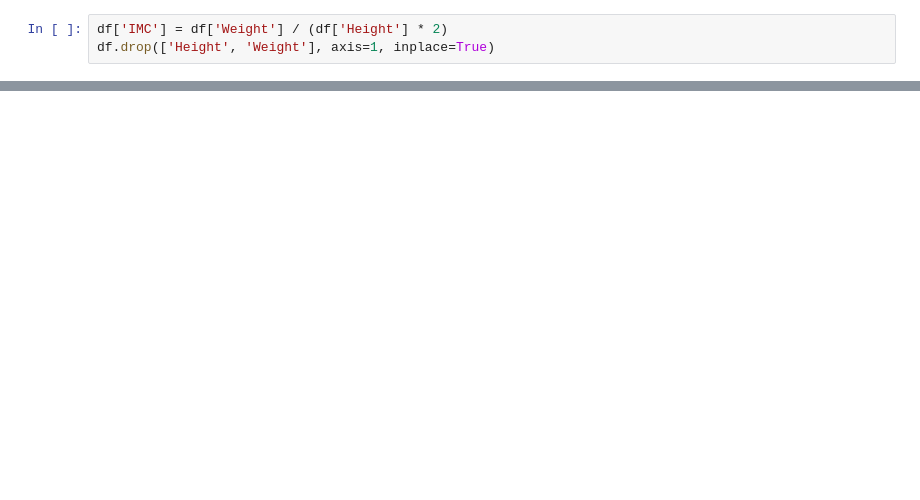
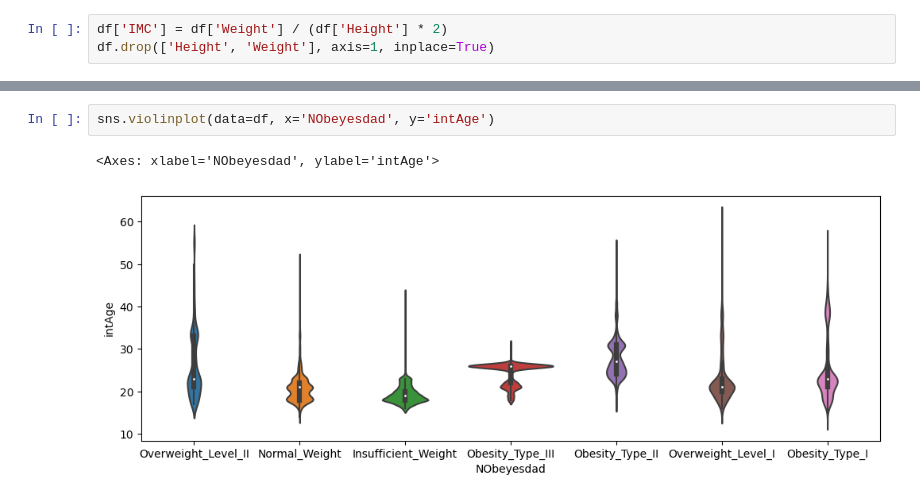
Before and after one commit to JohelPires/kaggle_cp, a Jupyter notebook: obesity3.ipynb, the cells around one changed output, grey strips where cells are left out. Drawn from its saved outputs; the diff is of its cells as text; blank space fills up the shorter version.

```diff
--- a/obesity3.ipynb
+++ b/obesity3.ipynb
@@ -35,0 +64,5 @@ sns.histplot(df['IMC'])
+# %%
+sns.violinplot(data=df, x='NObeyesdad', y='intAge')
+# %% [output]
+<Axes: xlabel='NObeyesdad', ylabel='intAge'>
+[figure, added]
```
Also changed, not shown: parts of 10 cells of this notebook.
